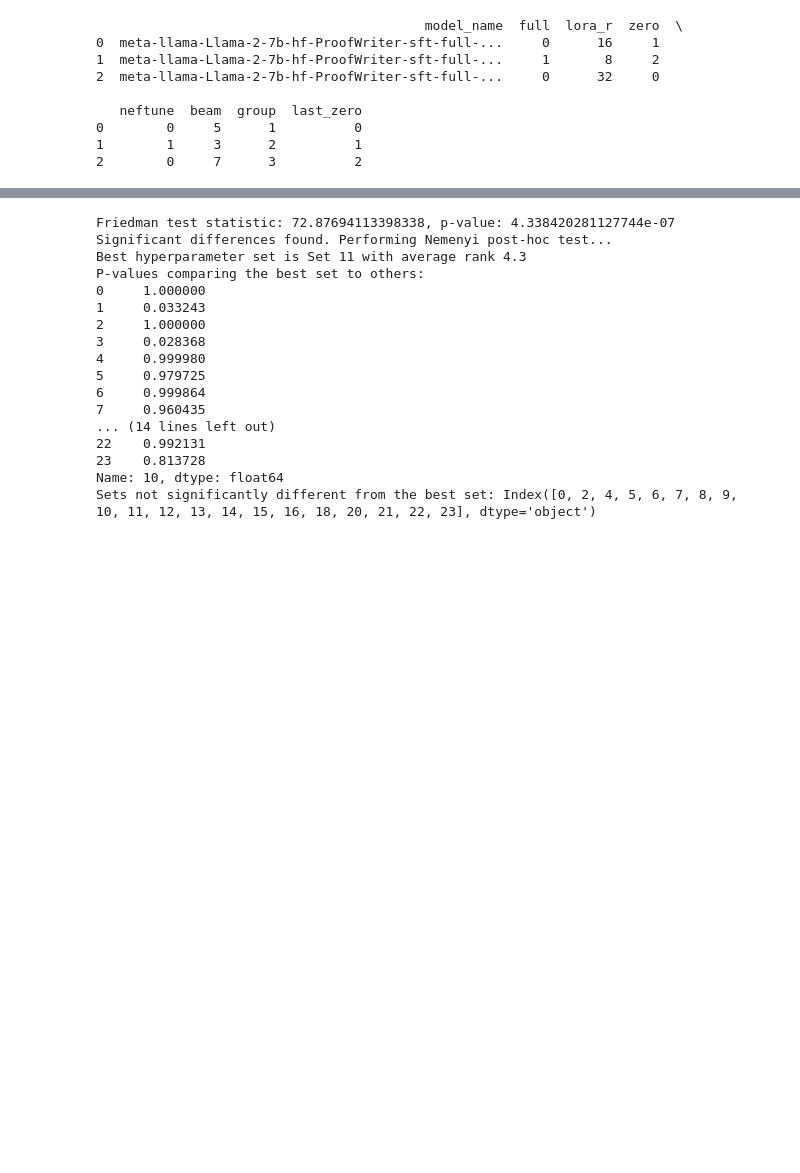
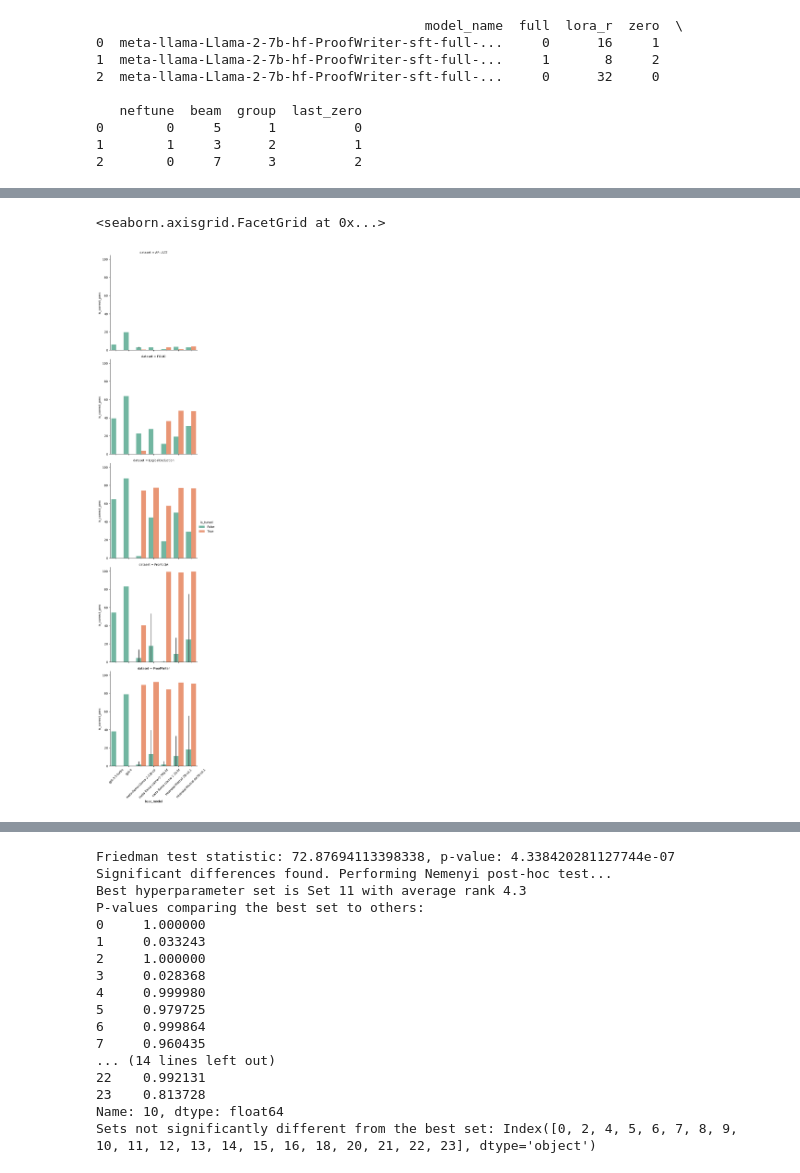
Before and after one commit to wernerolaf/Logic-LLM, a Jupyter notebook: results.ipynb, the cells around one changed output, grey strips where cells are left out. Saved outputs shown, nothing was run; the diff lists cells and outputs as text; code cells hidden in the pictures; blank space fills up the shorter version.

```diff
--- a/results.ipynb
+++ b/results.ipynb
@@ -322 +388,6 @@ results_filtered = results_summary.loc[(results_summary.full.isna()) & (results_
+# %%
+sns.catplot(data=results_summary_final, x="base_model", y="is_correct_perc", kind="bar",hue="is_tuned",row="dataset" ,palette="Set2").tick_params(axis='x', rotation=45)
+# %% [output]
+<seaborn.axisgrid.FacetGrid at 0x...>
+[figure, added]
 # %%
```
Also changed, not shown: parts of 13 cells of this notebook.
